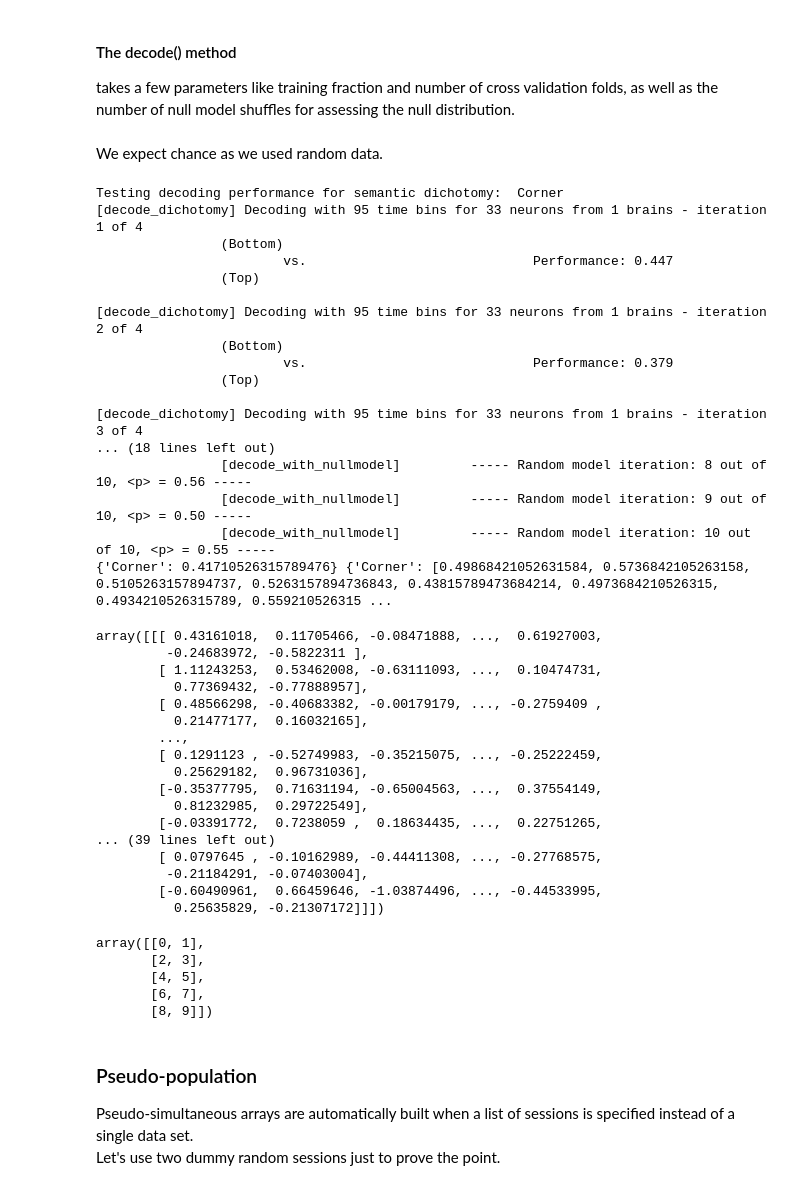
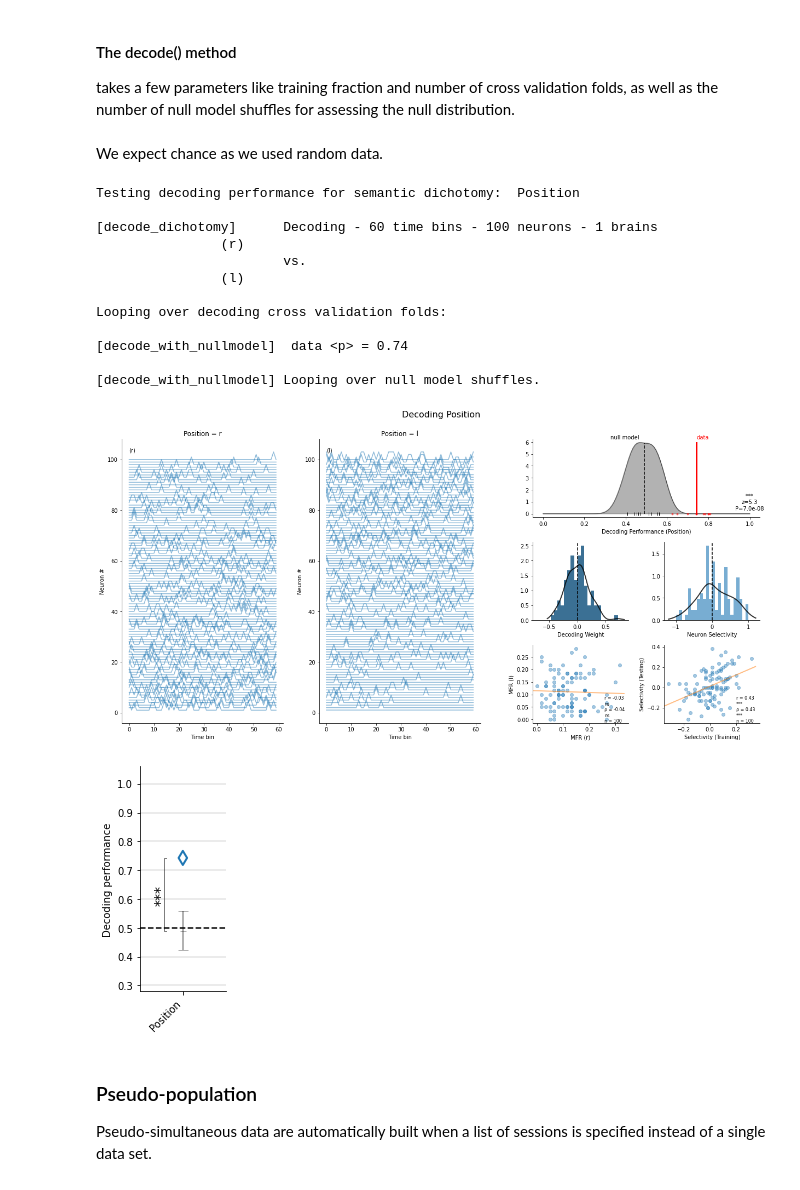
Before and after one commit to lposani/decodanda, a Jupyter notebook: example.ipynb, the cells around one changed output. Cells and saved outputs as stored; diff of their text form; code cells hidden in the pictures.

```diff
--- a/example.ipynb
+++ b/example.ipynb
@@ -43,57 +50,32 @@ mydec = Decodanda(sessions=session,
 takes a few parameters like training fraction and number of cross validation folds, as well as the number of null model shuffles for assessing the null distribution.\
  \
 We expect chance as we used random data.
-# %%
-data, null = mydec.decode(training_fraction=0.7, cross_validations=4, nshuffles=10)
-print(data, null)
-# np.nanmean(mydec.decoding_weights_null['Corner'], 0).shape
-#mydec.decoding_weights_null
-# %% [output]
-Testing decoding performance for semantic dichotomy:  Corner
-[decode_dichotomy] Decoding with 95 time bins for 33 neurons from 1 brains - iteration 1 of 4
-                (Bottom)
-                        vs.                             Performance: 0.447
-                (Top)
-
-[decode_dichotomy] Decoding with 95 time bins for 33 neurons from 1 brains - iteration 2 of 4
-                (Bottom)
-                        vs.                             Performance: 0.379
-                (Top)
-
-[decode_dichotomy] Decoding with 95 time bins for 33 neurons from 1 brains - iteration 3 of 4
-... (18 lines left out)
-                [decode_with_nullmodel]         ----- Random model iteration: 8 out of 10, <p> = 0.56 -----
-                [decode_with_nullmodel]         ----- Random model iteration: 9 out of 10, <p> = 0.50 -----
-                [decode_with_nullmodel]         ----- Random model iteration: 10 out of 10, <p> = 0.55 -----
-{'Corner': 0.41710526315789476} {'Corner': [0.49868421052631584, 0.5736842105263158, 0.5105263157894737, 0.5263157894736843, 0.43815789473684214, 0.4973684210526315, 0.4934210526315789, 0.559210526315 ...
-array([[[ 0.43161018,  0.11705466, -0.08471888, ...,  0.61927003,
-         -0.24683972, -0.5822311 ],
-        [ 1.11243253,  0.53462008, -0.63111093, ...,  0.10474731,
-          0.77369432, -0.77888957],
-        [ 0.48566298, -0.40683382, -0.00179179, ..., -0.2759409 ,
-          0.21477177,  0.16032165],
-        ...,
-        [ 0.1291123 , -0.52749983, -0.35215075, ..., -0.25222459,
-          0.25629182,  0.96731036],
-        [-0.35377795,  0.71631194, -0.65004563, ...,  0.37554149,
-          0.81232985,  0.29722549],
-        [-0.03391772,  0.7238059 ,  0.18634435, ...,  0.22751265,
-... (39 lines left out)
-        [ 0.0797645 , -0.10162989, -0.44411308, ..., -0.27768575,
-         -0.21184291, -0.07403004],
-        [-0.60490961,  0.66459646, -1.03874496, ..., -0.44533995,
-          0.25635829, -0.21307172]]])
-# %%
-null = np.reshape(mydec.decoding_weights_null['Corner'], (n_shuffles, n_cross_val, n_neurons))
-np.reshape(np.arange(10), (5, 2))
-# %% [output]
-array([[0, 1],
-       [2, 3],
-       [4, 5],
-       [6, 7],
-       [8, 9]])
+# %%
+decoding_params = {
+    'training_fraction': 0.7,       # fraction of trials used for training during cross validation
+    'cross_validations': 10,        # number of different training-testing separations
+    'nshuffles': 10,                 # number of null model repetitions to compute significance
+    'plot': True,                   # this generates a recap plot with performance, null model bars, and significance
+    'plot_all': True                # this generates a large plot with a few visualizations of the data and of the results
+}
+
+data, null = mydec.decode(**decoding_params)
+# %% [output]
+Testing decoding performance for semantic dichotomy:  Position
+
+[decode_dichotomy]      Decoding - 60 time bins - 100 neurons - 1 brains
+                (r)
+                        vs.
+                (l)
+
+Looping over decoding cross validation folds:
+
+[decode_with_nullmodel]  data <p> = 0.74
+
+[decode_with_nullmodel] Looping over null model shuffles.
+[figure, added]
+[figure, added]
 # %% [markdown]
 
 ### Pseudo-population
-Pseudo-simultaneous arrays are automatically built when a list of sessions is specified instead of a single data set.\
-Let's use two dummy random sessions just to prove the point.
+Pseudo-simultaneous data are automatically built when a list of sessions is specified instead of a single data set.
```
Also changed, not shown: parts of 28 cells of this notebook, 3 other files.
